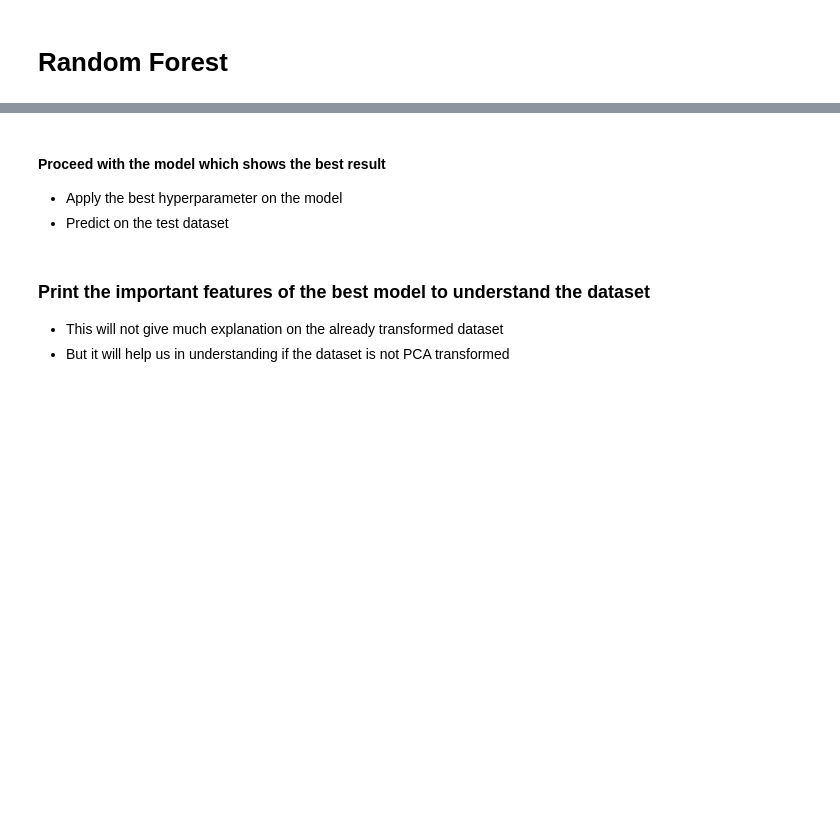
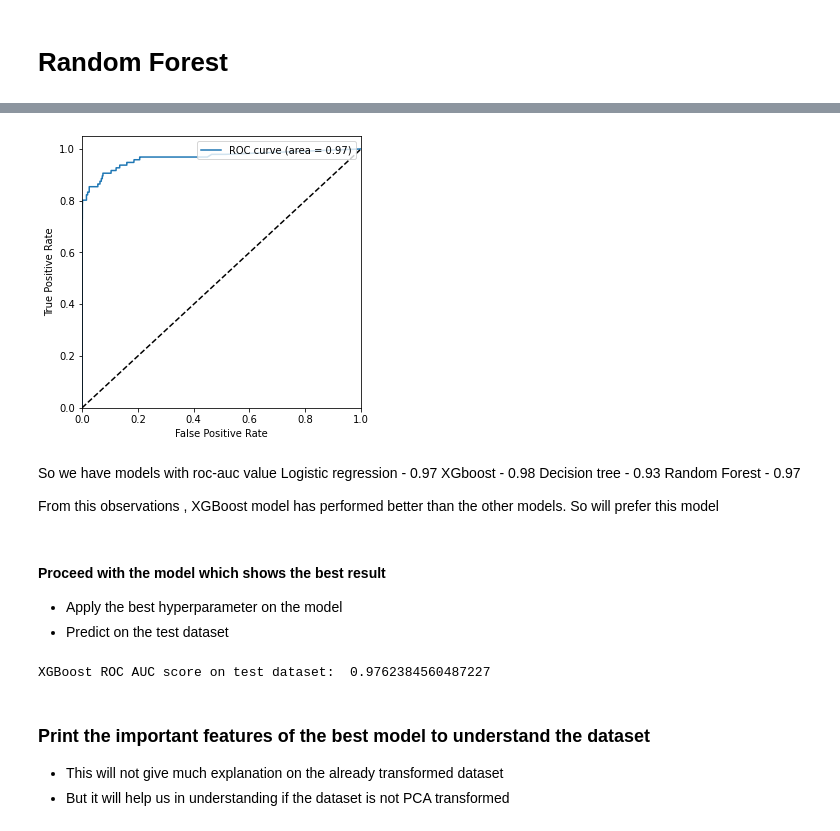
Before and after one commit to SurabhiTaneja/Credit-Card-Fraud-Detection, a Jupyter notebook: Credit_card_fraud_detection_Starter_code+.ipynb, the cells around one changed output, grey strips where cells are left out. Saved outputs shown, nothing was run; the diff lists cells and outputs as text; code cells hidden in the pictures; blank space fills up the shorter version.

```diff
--- a/Credit_card_fraud_detection_Starter_code+.ipynb
+++ b/Credit_card_fraud_detection_Starter_code+.ipynb
@@ -779,11 +869,36 @@ from sklearn.ensemble import RandomForestClassifier
+# %%
+y_test_prob = random_forest_model.predict_proba(X_test)[:,1]
+# %%
+plot_roc_auc_curve(y_test,y_test_prob)
+# %% [output]
+[figure, added]
+# %% [markdown]
+So we have models with roc-auc value
+Logistic regression - 0.97
+XGboost - 0.98
+Decision tree - 0.93
+Random Forest - 0.97
+
+From this observations , XGBoost model has performed better than the other models. So will prefer this model
 # %% [markdown]
 #### Proceed with the model which shows the best result
 - Apply the best hyperparameter on the model
 - Predict on the test dataset
 # %%
-clf = ___  #initialise the model with optimum hyperparameters
+params = {'learning_rate': 0.2,
+          'max_depth': 2,
+          'n_estimators':200,
+          'subsample':0.6,
+          'objective':'binary:logistic'}
+
+
+clf =   XGBClassifier(params = params)#initialise the model with optimum hyperparameters
+# fit model on training data
 clf.fit(X_train, y_train)
-print --> #print the evaluation score on the X_test by choosing the best evaluation metric
+y_test_prob = clf.predict_proba(X_test)[:,1]
+print('XGBoost ROC AUC score on test dataset: ', metrics.roc_auc_score(y_test, y_test_prob)) #print the evaluation score on the X_test by choosing the best evaluation metric
+# %% [output]
+XGBoost ROC AUC score on test dataset:  0.9762384560487227
 # %% [markdown]
 ### Print the important features of the best model to understand the dataset
 - This will not give much explanation on the already transformed dataset
```
Also changed, not shown: parts of 43 cells of this notebook.
